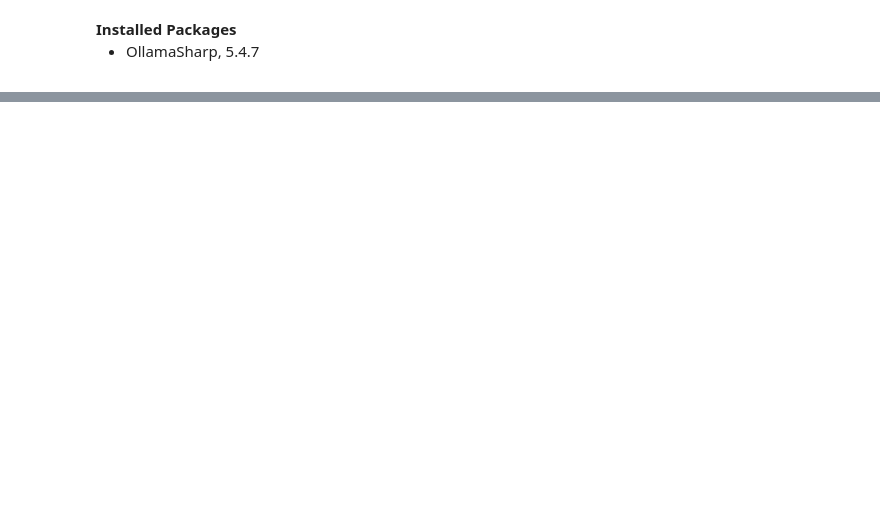
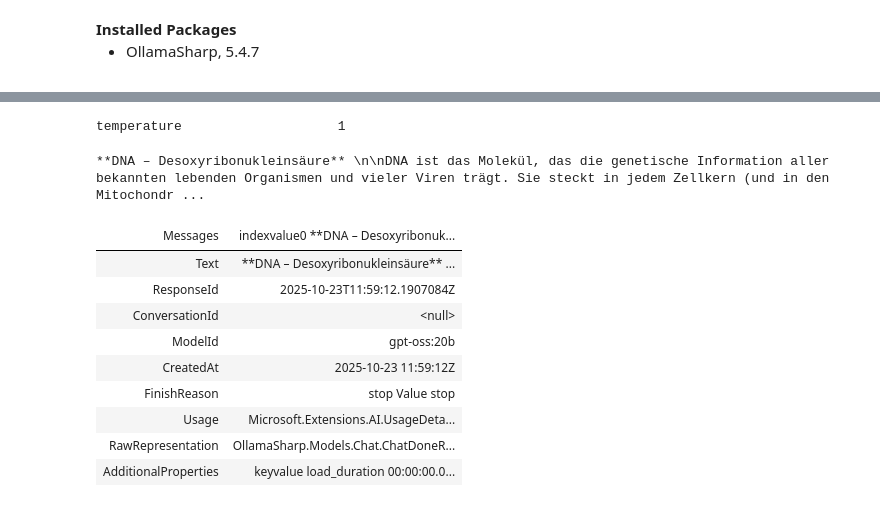
Before and after one commit to EmFiliz/EF_Forschungspraktikum, a Jupyter notebook: EF_Forschungsprak/LLM/lib/Test.ipynb, the cells around one changed output, grey strips where cells are left out. Cells and saved outputs as stored; diff of their text form; code cells hidden in the pictures; blank space fills up the shorter version.

```diff
--- a/EF_Forschungsprak/LLM/lib/Test.ipynb
+++ b/EF_Forschungsprak/LLM/lib/Test.ipynb
@@ -45,0 +67,28 @@ Deine erste Nachricht an mich lautete:
+# %%
+open OllamaSharp.Models
+
+let result =
+    (client :?> OllamaApiClient).ShowModelAsync(
+    ShowModelRequest(
+        Model = "gpt-oss:20b"
+    )
+    )
+    |> Async.AwaitTask
+    |> Async.RunSynchronously
+result.Parameters
+# %% [output]
+temperature                    1
+# %%
+Prompt.getResponse client "Was ist DNA"
+# %% [output]
+**DNA – Desoxyribonukleinsäure** \n\nDNA ist das Molekül, das die genetische Information aller bekannten lebenden Organismen und vieler Viren trägt. Sie steckt in jedem Zellkern (und in den Mitochondr ...
+| Messages | indexvalue0 **DNA – Desoxyribonuk... |
+| Text | **DNA – Desoxyribonukleinsäure** ... |
+| ResponseId | 2025-10-23T11:59:12.1907084Z |
+| ConversationId | <null> |
+| ModelId | gpt-oss:20b |
+| CreatedAt | 2025-10-23 11:59:12Z |
+| FinishReason | stop Value stop |
+| Usage | Microsoft.Extensions.AI.UsageDeta... |
+| RawRepresentation | OllamaSharp.Models.Chat.ChatDoneR... |
+| AdditionalProperties | keyvalue load_duration 00:00:00.0... |
```
Also changed, not shown: parts of 14 cells of this notebook, 1 other file.
